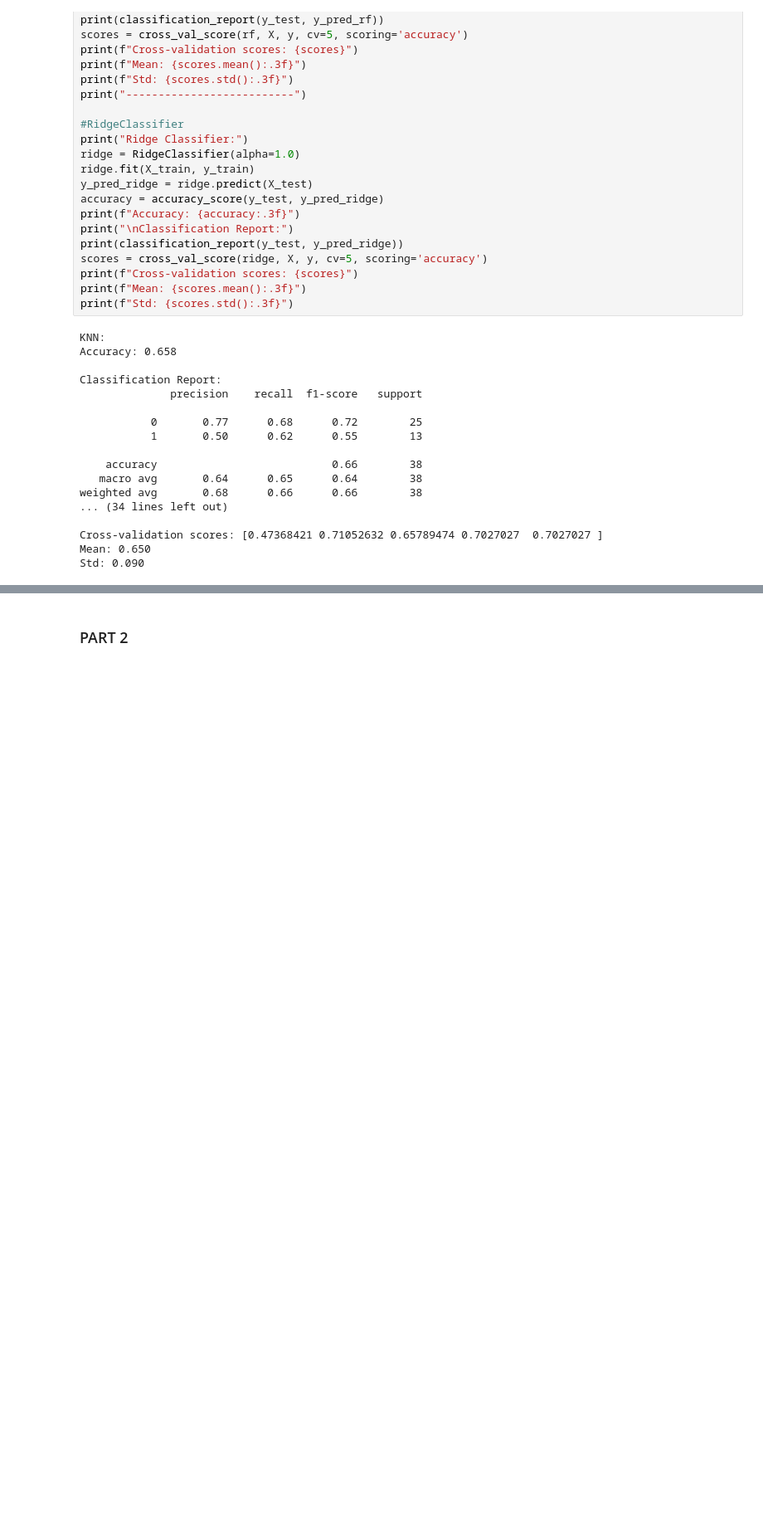
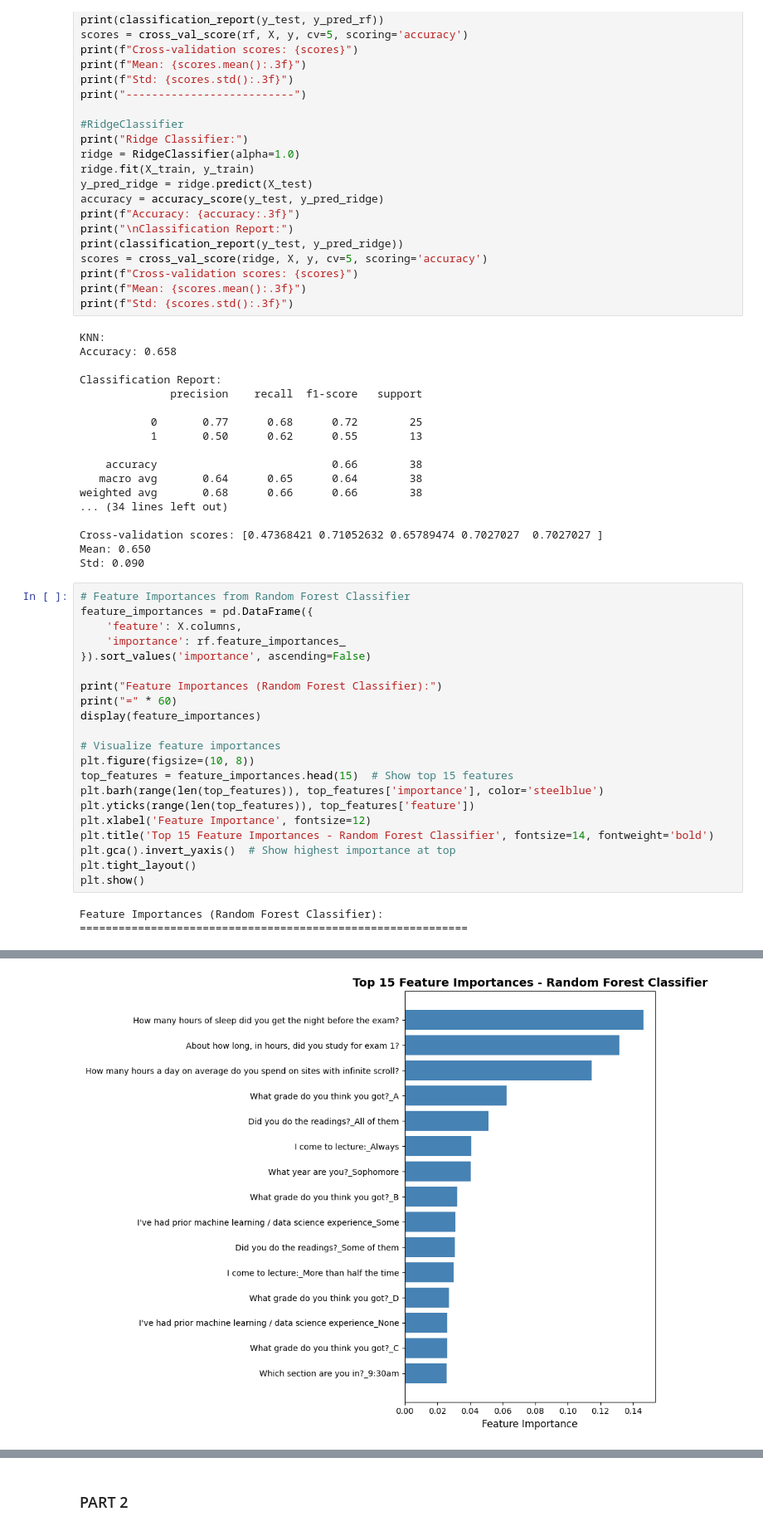
Before and after one commit to cheesuschris/320Homeworks, a Jupyter notebook: Homework3/analyzeGrades.ipynb, the cells around one changed output, grey strips where cells are left out. Shown: that part at 83% size. Drawn from its saved outputs; the diff is of its cells as text; blank space fills up the shorter version.

```diff
--- a/Homework3/analyzeGrades.ipynb
+++ b/Homework3/analyzeGrades.ipynb
@@ -247,3 +247,27 @@ weighted avg       0.68      0.66      0.66        38
 Cross-validation scores: [0.47368421 0.71052632 0.65789474 0.7027027  0.7027027 ]
 Mean: 0.650
 Std: 0.090
+# %%
+# Feature Importances from Random Forest Classifier
+feature_importances = pd.DataFrame({
+    'feature': X.columns,
+    'importance': rf.feature_importances_
+}).sort_values('importance', ascending=False)
+
+print("Feature Importances (Random Forest Classifier):")
+print("=" * 60)
+display(feature_importances)
+
+# Visualize feature importances
+plt.figure(figsize=(10, 8))
+top_features = feature_importances.head(15)  # Show top 15 features
+plt.barh(range(len(top_features)), top_features['importance'], color='steelblue')
+plt.yticks(range(len(top_features)), top_features['feature'])
+plt.xlabel('Feature Importance', fontsize=12)
+plt.title('Top 15 Feature Importances - Random Forest Classifier', fontsize=14, fontweight='bold')
+plt.gca().invert_yaxis()  # Show highest importance at top
+plt.tight_layout()
+plt.show()
+# %% [output]
+Feature Importances (Random Forest Classifier):
+============================================================
@@ -250,3 +291,4 @@ Std: 0.090
+[figure, added]
 # %%
 # Confusion Matrices for Classification Algorithms (Part 1)
 fig, axes = plt.subplots(1, 3, figsize=(15, 4))
```
Also changed, not shown: parts of 6 cells of this notebook.
